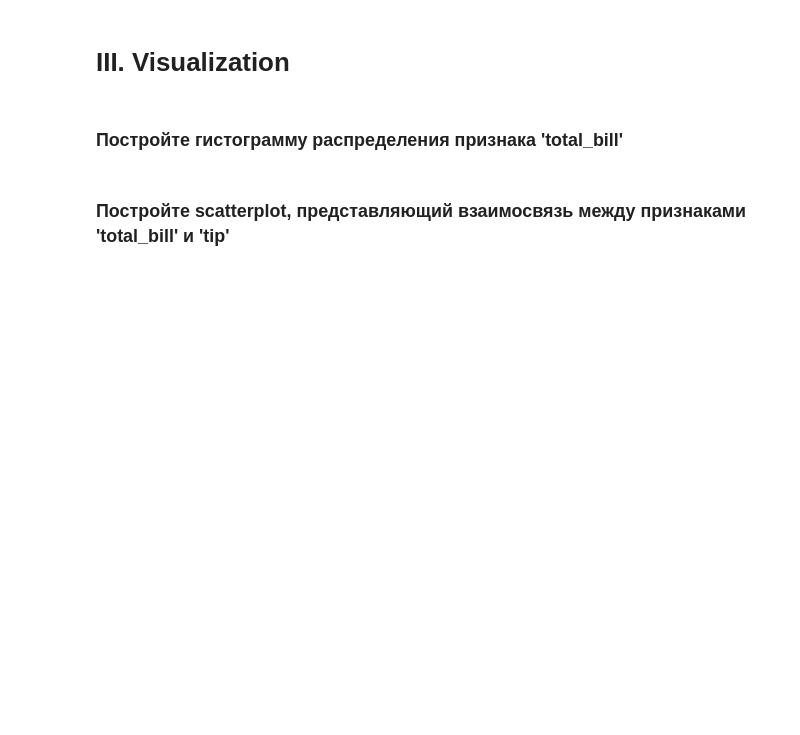
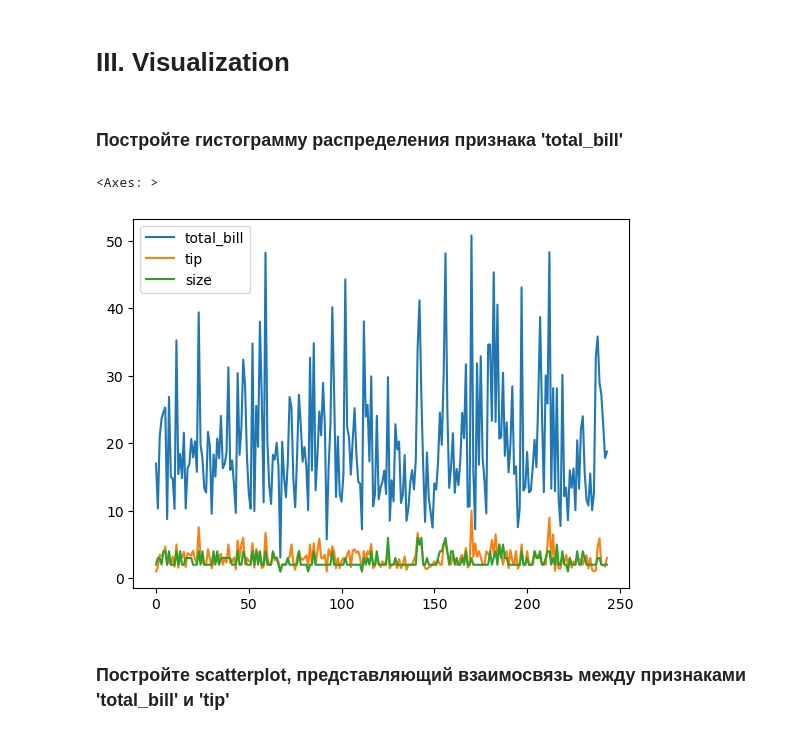
Before and after one commit to andreyc2018/ml-basic-2024, a Jupyter notebook: hw_7/Analyze_and_Visualize.ipynb, the cells around one changed output. Cells and saved outputs as stored; diff of their text form; code cells hidden in the pictures; blank space fills up the shorter version.

```diff
--- a/hw_7/Analyze_and_Visualize.ipynb
+++ b/hw_7/Analyze_and_Visualize.ipynb
@@ -23,4 +115,6 @@ import numpy as np
 # %% [markdown]
 ### Загрузите датасет Tips из набора датасетов seaborn
+# %%
+tips = sns.load_dataset('tips')
 # %% [markdown]
 ### Посмотрите на первые 5 строчек
@@ -41,2 +194,8 @@ import numpy as np
 # %% [markdown]
 ### Преобразуйте признак 'smoker' в бинарный (0-No, 1-Yes)
+# %%
+# print(tips['smoker'].replace({'yes': 1, 'Yes': 1, 'no': 0, 'No': 0}))
+# tips.loc[tips['smoker'] == 'Yes', 'smoker'] = 1
+mapping = {'Yes': 1, 'No': 0, 'yes': 1, 'no': 0}
+tips['smoker'] = tips['smoker'].map(mapping)
+print(tips)
@@ -44,6 +218,11 @@ import numpy as np
 # III. Visualization
 # %% [markdown]
 ### Постройте гистограмму распределения признака 'total_bill'
+# %%
+tips.plot()
+# %% [output]
+<Axes: >
+[figure, added]
 # %% [markdown]
 ### Постройте scatterplot, представляющий взаимосвязь между признаками 'total_bill' и 'tip'
 # %% [markdown]
```
Also changed, not shown: parts of 15 cells of this notebook.
